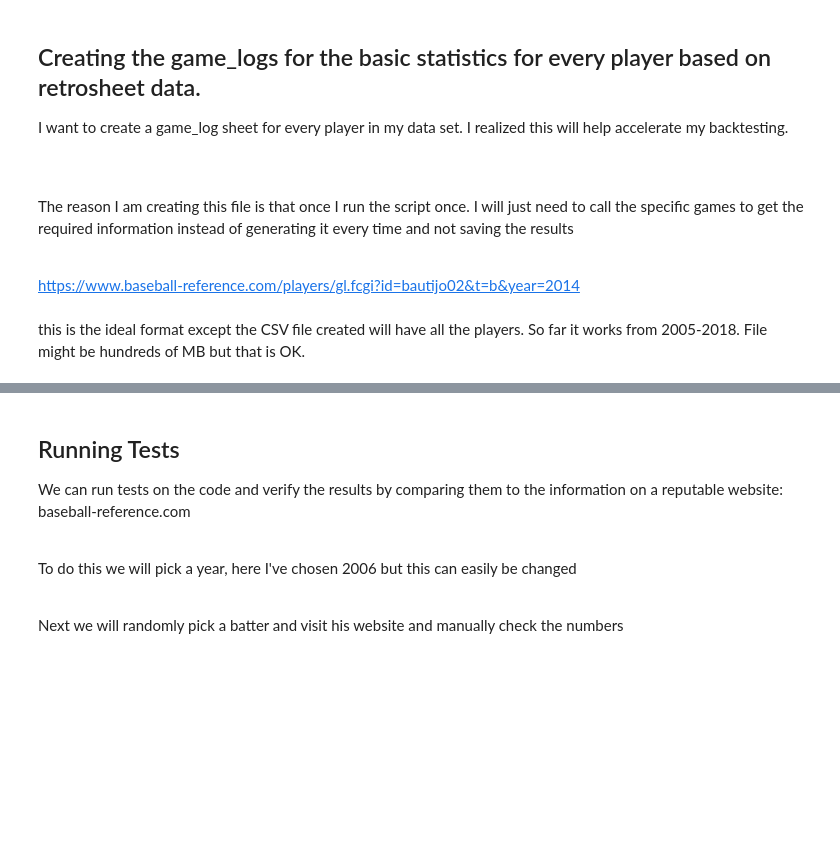
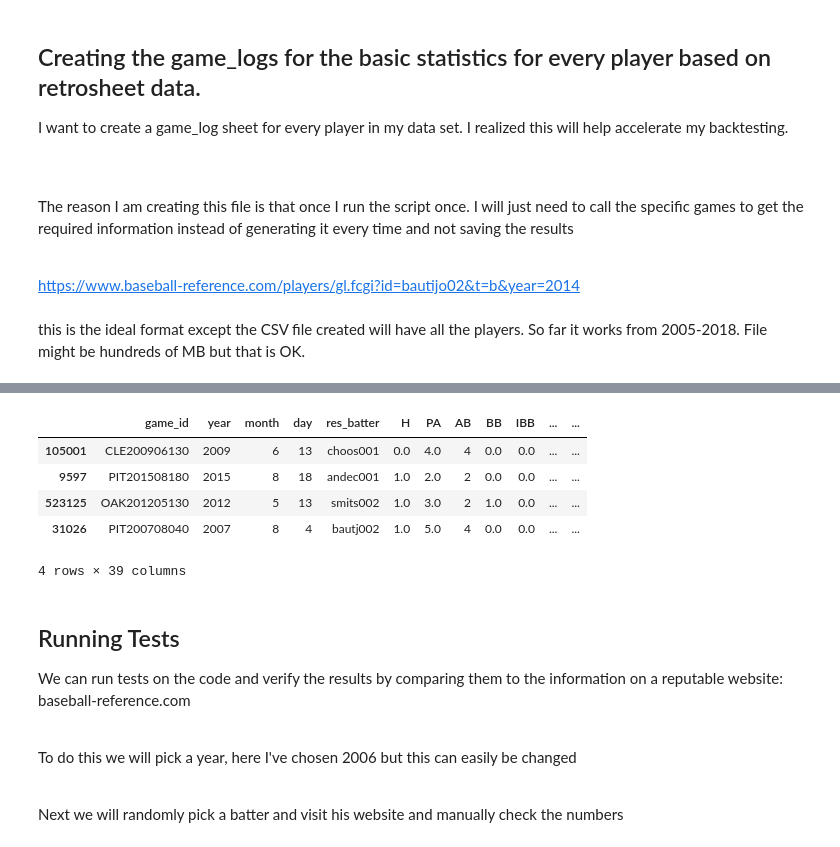
Before and after one commit to HenryHar/BTS, a Jupyter notebook: retrosheet_data/game_logs_code/Daily_game_logs_csv_builder.ipynb, the cells around one changed output, grey strips where cells are left out. Drawn from its saved outputs; the diff is of its cells as text; code cells hidden in the pictures; blank space fills up the shorter version.

```diff
--- a/retrosheet_data/game_logs_code/Daily_game_logs_csv_builder.ipynb
+++ b/retrosheet_data/game_logs_code/Daily_game_logs_csv_builder.ipynb
@@ -144,6 +197,17 @@ batting_summary.query('res_batter=="bautj002" and year == 2010').sample(5)
 # %%
 # We got what we want, we can now save the dataframe
 batting_summary.to_csv('../2005-2016_game_logs.csv',index=None)
+# %%
+df2 = pd.read_csv('../2005-2016_game_logs.csv')
+# %%
+df2.sample(4).head()
+# %% [output]
+|  | game_id | year | month | day | res_batter | H | PA | AB | BB | IBB | ... | ... |
+| 105001 | CLE200906130 | 2009 | 6 | 13 | choos001 | 0.0 | 4.0 | 4 | 0.0 | 0.0 | ... | ... |
+| 9597 | PIT201508180 | 2015 | 8 | 18 | andec001 | 1.0 | 2.0 | 2 | 0.0 | 0.0 | ... | ... |
+| 523125 | OAK201205130 | 2012 | 5 | 13 | smits002 | 1.0 | 3.0 | 2 | 1.0 | 0.0 | ... | ... |
+| 31026 | PIT200708040 | 2007 | 8 | 4 | bautj002 | 1.0 | 5.0 | 4 | 0.0 | 0.0 | ... | ... |
+4 rows × 39 columns
 # %% [markdown]
 ## Running Tests
 
```
Also changed, not shown: parts of 5 cells of this notebook.
